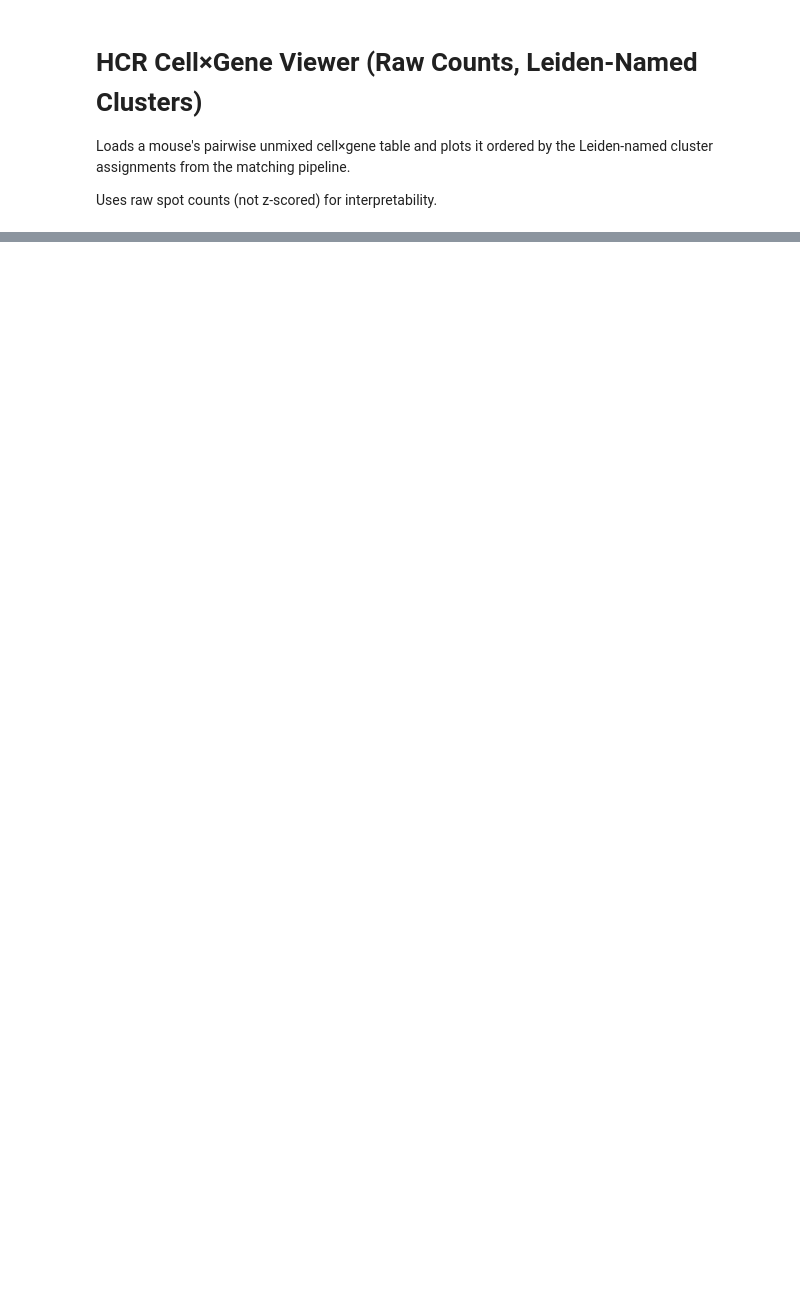
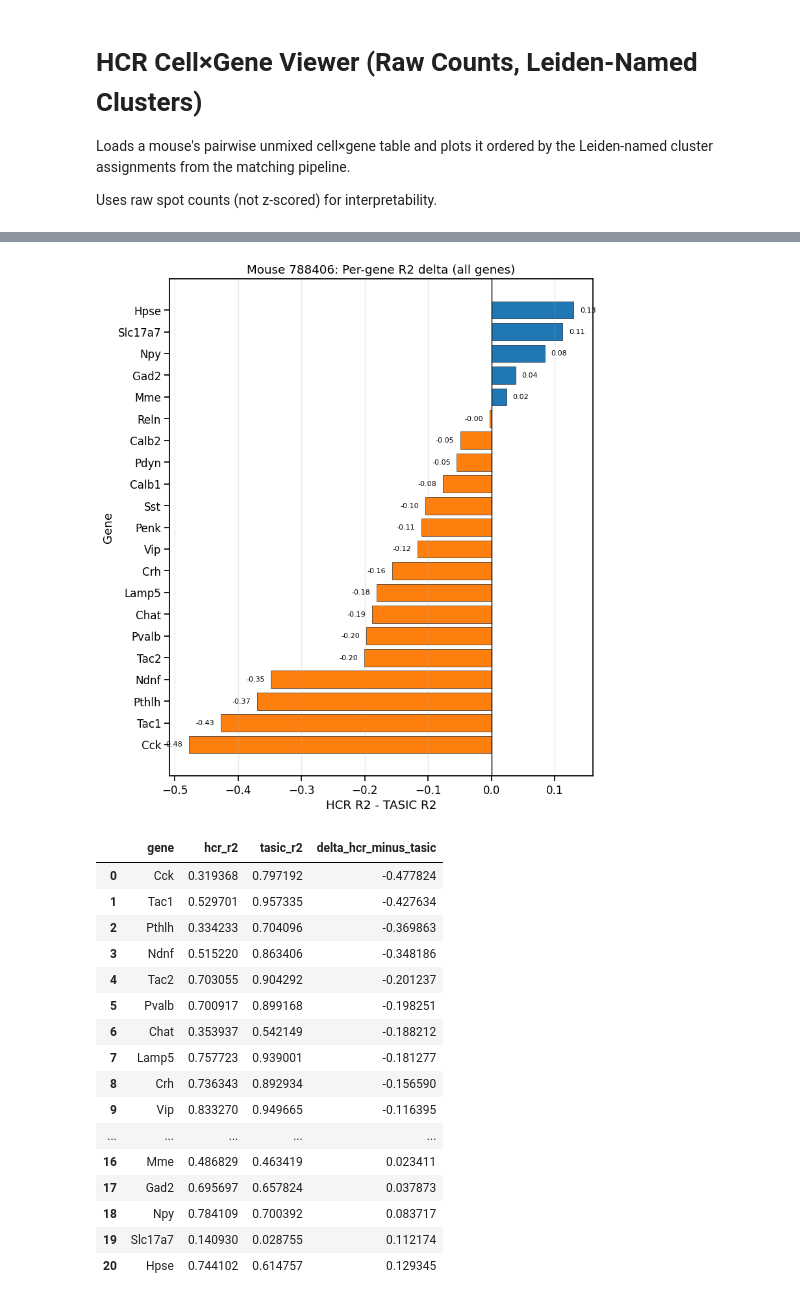
Before and after one commit to AllenNeuralDynamics/hcr-integrated-qc-capsule, a Jupyter notebook: code/cluster_validation_tasic/20260603-post-tasic-matching-hcr-cellxgene.ipynb, the cells around one changed output, grey strips where cells are left out. Drawn from its saved outputs; the diff is of its cells as text; code cells hidden in the pictures; blank space fills up the shorter version.

```diff
--- a/code/cluster_validation_tasic/20260603-post-tasic-matching-hcr-cellxgene.ipynb
+++ b/code/cluster_validation_tasic/20260603-post-tasic-matching-hcr-cellxgene.ipynb
@@ -295,0 +1472,58 @@ print(f"Saved: {out_path}")
+# %%
+# Standalone delta plot (all genes), vertical layout
+# Requires r2_cmp from the previous cell.
+if "r2_cmp" not in globals() or r2_cmp.empty:
+    raise ValueError("Run the R2 comparison cell first to create r2_cmp.")
+
+import numpy as np
+import matplotlib.pyplot as plt
+
+# Sort from most TASIC-dominant (negative) to most HCR-dominant (positive)
+delta_all = r2_cmp.sort_values("delta_hcr_minus_tasic", ascending=True).reset_index(drop=True)
+colors = np.where(delta_all["delta_hcr_minus_tasic"] >= 0, "#1f77b4", "#ff7f0e")
+
+fig_h = max(8, 0.42 * len(delta_all))
+fig, ax = plt.subplots(figsize=(8, fig_h))
+
+ax.barh(
+    delta_all["gene"],
+    delta_all["delta_hcr_minus_tasic"],
+    color=colors,
+    edgecolor="black",
+    linewidth=0.4,
+)
+ax.axvline(0, color="black", linewidth=1)
+ax.set_xlabel("HCR R2 - TASIC R2")
+ax.set_ylabel("Gene")
+ax.set_title(f"Mouse {MOUSE_ID}: Per-gene R2 delta (all genes)")
+ax.grid(axis="x", alpha=0.25)
+
+# Optional compact numeric annotations for readability on small deltas
+for y, v in enumerate(delta_all["delta_hcr_minus_tasic"].values):
+    x_text = v + (0.01 if v >= 0 else -0.01)
+    ha = "left" if v >= 0 else "right"
+    ax.text(x_text, y, f"{v:.2f}", va="center", ha=ha, fontsize=8)
+
+plt.tight_layout()
+plt.show()
+
+delta_all[["gene", "hcr_r2", "tasic_r2", "delta_hcr_minus_tasic"]]
+# %% [output]
+[figure, added]
+|  | gene | hcr_r2 | tasic_r2 | delta_hcr_minus_tasic |
+| 0 | Cck | 0.319368 | 0.797192 | -0.477824 |
+| 1 | Tac1 | 0.529701 | 0.957335 | -0.427634 |
+| 2 | Pthlh | 0.334233 | 0.704096 | -0.369863 |
+| 3 | Ndnf | 0.515220 | 0.863406 | -0.348186 |
+| 4 | Tac2 | 0.703055 | 0.904292 | -0.201237 |
+| 5 | Pvalb | 0.700917 | 0.899168 | -0.198251 |
+| 6 | Chat | 0.353937 | 0.542149 | -0.188212 |
+| 7 | Lamp5 | 0.757723 | 0.939001 | -0.181277 |
+| 8 | Crh | 0.736343 | 0.892934 | -0.156590 |
+| 9 | Vip | 0.833270 | 0.949665 | -0.116395 |
+| ... | ... | ... | ... | ... |
+| 16 | Mme | 0.486829 | 0.463419 | 0.023411 |
+| 17 | Gad2 | 0.695697 | 0.657824 | 0.037873 |
+| 18 | Npy | 0.784109 | 0.700392 | 0.083717 |
+| 19 | Slc17a7 | 0.140930 | 0.028755 | 0.112174 |
+| 20 | Hpse | 0.744102 | 0.614757 | 0.129345 |
```
Also changed, not shown: parts of 34 cells of this notebook, 7 other files.
